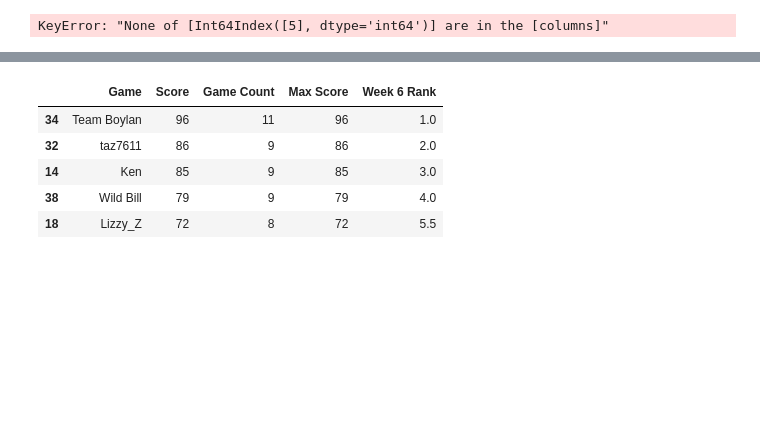
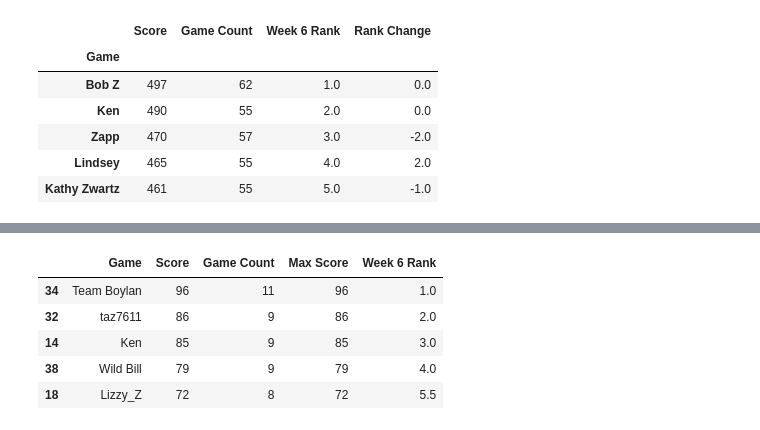
Before and after one commit to michaelzwartz/Confidence-pool, a Jupyter notebook: pool_notebook.ipynb, the cells around one changed output, grey strips where cells are left out. Drawn from its saved outputs; the diff is of its cells as text; code cells hidden in the pictures; blank space fills up the shorter version.

```diff
--- a/pool_notebook.ipynb
+++ b/pool_notebook.ipynb
@@ -99,6 +99,7 @@ def sum_totals(season_totals, week_stats, week_number_rank):
 
     return season_totals
 # %%
+#read the result files
 week1_raw = pd.read_csv("week1_results.csv")
 week2_raw = pd.read_csv("Week2_results.csv")
 week3_raw = pd.read_csv("week3_results.csv")
@@ -106,6 +107,7 @@ week4_raw = pd.read_csv("week4_results.csv")
 week5_raw = pd.read_csv("Week5_results.csv")
 week6_raw = pd.read_csv("week6_results.csv")
 
+#clean data, combine bets with picks
 week1 = combine(week1_raw)
 week2 = combine(week2_raw)
 week3 = combine(week3_raw)
@@ -113,6 +115,7 @@ week4 = combine(week4_raw)
 week5 = combine(week5_raw)
 week6 = combine(week6_raw)
 
+#calculate total points and picks
 week1_tot = totals(week1)
 week2_tot = totals(week2)
 week3_tot = totals(week3)
@@ -120,7 +123,8 @@ week4_tot = totals(week4)
 week5_tot = totals(week5)
 week6_tot = totals(week6)
 
-
+#create stats df with total points and picks
+#also redefine index to username
 week1_stats = week1_tot[['Game', 'Score', 'Game Count']][4:]
 week1_stats.set_index('Game', inplace=True)
 week2_stats = week2_tot[['Game', 'Score', 'Game Count']][4:]
@@ -129,16 +133,28 @@ week3_stats = week3_tot[['Game', 'Score', 'Game Count']][4:]
 week3_stats.set_index('Game', inplace=True)
 week4_stats = week4_tot[['Game', 'Score', 'Game Count']][4:]
 week4_stats.set_index('Game', inplace=True)
-week5_stats = week5_tot[['Game', 'Score', 'Game Count', 'Max Score']][4:]
+week5_stats = week5_tot[['Game', 'Score', 'Game Count']][4:]
 week5_stats.set_index('Game', inplace=True)
-week6_stats = week6_tot[['Game', 'Score', 'Game Count', 'Max Score']][4:]
+week6_stats = week6_tot[['Game', 'Score', 'Game Count']][4:]
 week6_stats.set_index('Game', inplace=True)
 
+#create season total df
 season_totals = pd.DataFrame(week1_stats, columns=['Score', 'Game Count'])
-season_totals['Week 1 Rank'] = season_totals['Score'].rank(ascending=False)
+season_totals['Week 1 Rank'] = season_totals['Score'].rank(ascending=False, method='min')
 
-sum_totals(season_totals, week2_stats, 'Week 2 rank')
-sum_totals(season_totals, week3_stats, 'Week 3 rank')
-sum_totals(season_totals, week4_stats, 'Week 4 rank')
-sum_totals(season_totals, week5_stats, 'Week 5 rank')
-sum_totals(season_totals, week6_stats, 'Week 6 rank')
+#use sum_total function to add points for season total
+sum_totals(season_totals, week2_stats, 'Week 2 Rank')
+sum_totals(season_totals, week3_stats, 'Week 3 Rank')
+sum_totals(season_totals, week4_stats, 'Week 4 Rank')
+sum_totals(season_totals, week5_stats, 'Week 5 Rank')
+sum_totals(season_totals, week6_stats, 'Week 6 Rank')
+
+#caluculate the position change from the previous week
+season_totals['Rank Change'] = round(season_totals[season_totals.columns[len(season_totals.columns)-1]]-season_totals[season_totals.columns[len(season_totals.columns)-2]], 0)
+
+#create weely totals df to track totals each week
+weekly_totals = pd.concat([week1_stats, week2_stats], axis=1)
+weekly_totals = pd.concat([weekly_totals, week3_stats], axis=1)
+weekly_totals = pd.concat([weekly_totals, week4_stats], axis=1)
+weekly_totals = pd.concat([weekly_totals, week5_stats], axis=1)
+weekly_totals = pd.concat([weekly_totals, week6_stats], axis=1)
@@ -164,4 +161,10 @@ sum_totals(season_totals, week6_stats, 'Week 6 rank')
-# %%
-season_totals[[5]]
-# %% [output]
-KeyError: "None of [Int64Index([5], dtype='int64')] are in the [columns]"
+# %%
+season_totals[['Score', 'Game Count', 'Week 6 Rank', 'Rank Change']].sort_values(['Week 6 Rank']).head()
+# %% [output]
+|  | Score | Game Count | Week 6 Rank | Rank Change |
+| Game |  |  |  |  |
+| Bob Z | 497 | 62 | 1.0 | 0.0 |
+| Ken | 490 | 55 | 2.0 | 0.0 |
+| Zapp | 470 | 57 | 3.0 | -2.0 |
+| Lindsey | 465 | 55 | 4.0 | 2.0 |
+| Kathy Zwartz | 461 | 55 | 5.0 | -1.0 |
```
Also changed, not shown: parts of 6 cells of this notebook.
